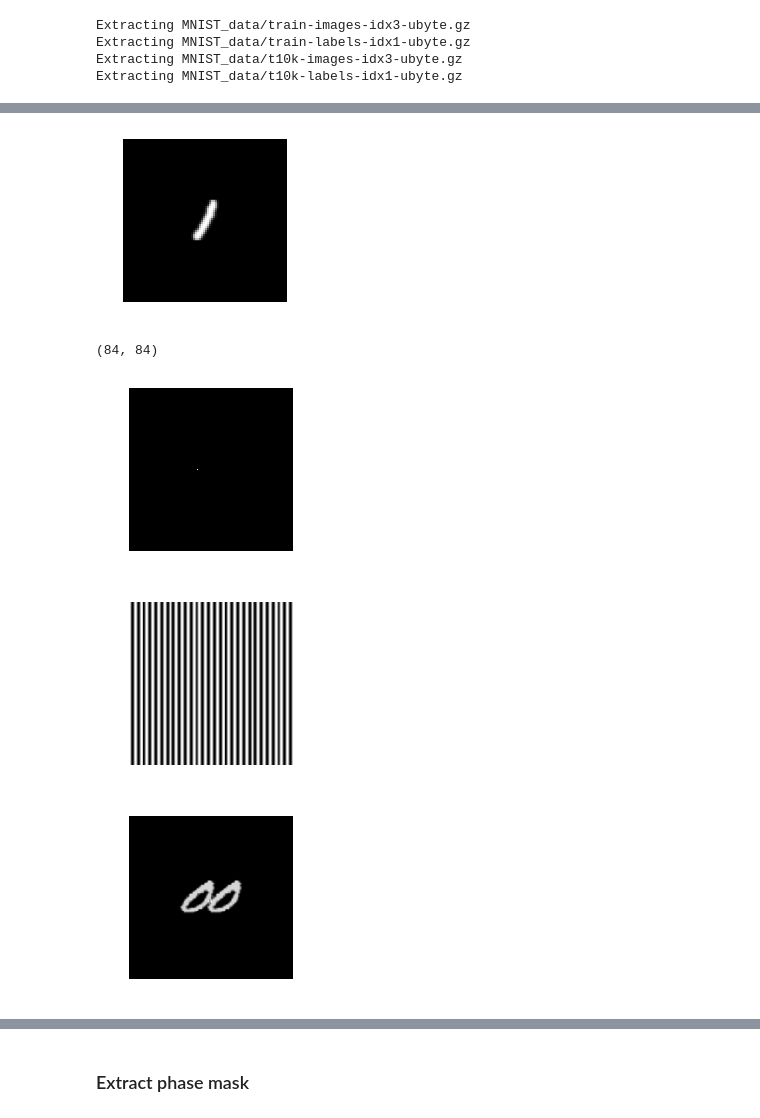
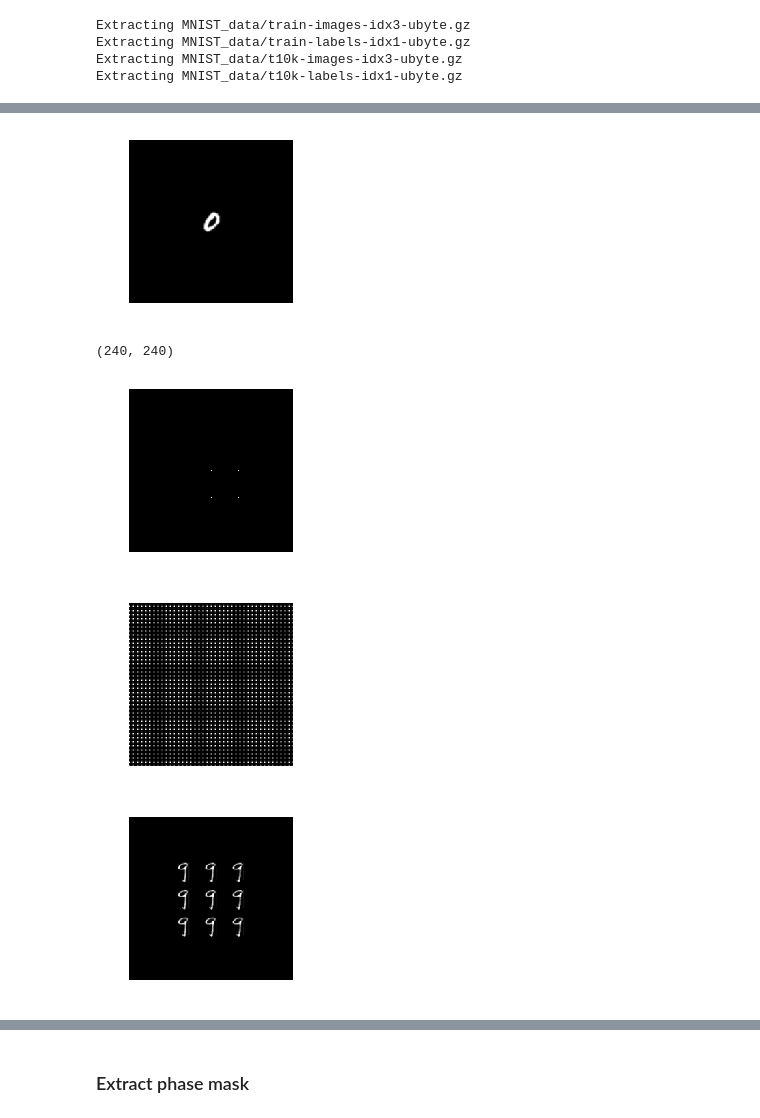
Before and after one commit to computational-imaging/opticalCNN, a Jupyter notebook: PhaseMaskOpt.ipynb, the cells around one changed output, grey strips where cells are left out. Saved outputs shown, nothing was run; the diff lists cells and outputs as text; code cells hidden in the pictures.

```diff
--- a/PhaseMaskOpt.ipynb
+++ b/PhaseMaskOpt.ipynb
@@ -35,7 +35,7 @@ print(i, np.min(I), np.max(I))
 # %%
 # pad image
-I = imresize(I, (50,50))
-pad_amt = 60
+I = imresize(I, (40,40))
+pad_amt = 100
 Ipad = np.pad(I, ((pad_amt, pad_amt)), 'constant', constant_values = (0,0))
 plt.imshow(Ipad, cmap='gray')
 plt.axis('off')
@@ -44,33 +44,40 @@ plt.show()
 
 print(np.shape(Ipad))
 # %% [output]
-[figure, old version]
+[figure, new version]
-(84, 84)
+(240, 240)
 # %%
 # PSF
 dim = np.shape(Ipad)[0]
 psf = np.zeros((dim, dim))
-psf[int(dim/2), int(dim/2) - int(np.shape(I)[0]/2)] = 1
-psf[int(dim/2), int(dim/2) + int(np.shape(I)[0]/2)] = 1
+# psf[int(dim/2), int(dim/2) - int(np.shape(I)[0]/2)] = 1
+# psf[int(dim/2), int(dim/2) + int(np.shape(I)[0]/2)] = 1
+
+xvals = [80, 120, 160]
+psf[xvals[0], xvals] = 1
+psf[xvals[1], xvals] = 1
+psf[xvals[2], xvals] = 1
+
+
 plt.imshow(psf, cmap='gray')
 plt.axis('off')
 plt.gcf().set_size_inches(3, 3)
 plt.show()
 
 # convolve
 otf = np.fft.fft2(np.fft.ifftshift(psf))
 plt.imshow(np.square(np.fft.fftshift(np.abs(otf))), cmap='gray')
 plt.axis('off')
 plt.gcf().set_size_inches(3, 3)
 plt.show()
 
 Iout = np.fft.ifft2(np.fft.fft2(Ipad)*otf)
 
 plt.imshow(np.square(np.abs(Iout)), cmap='gray')
 plt.axis('off')
 plt.gcf().set_size_inches(3, 3)
 plt.show()
 # %% [output]
 [figure]
-[figure, old version]
+[figure, new version]
-[figure, old version]
+[figure, new version]
```
Also changed, not shown: parts of 6 cells of this notebook, 25 other files.
